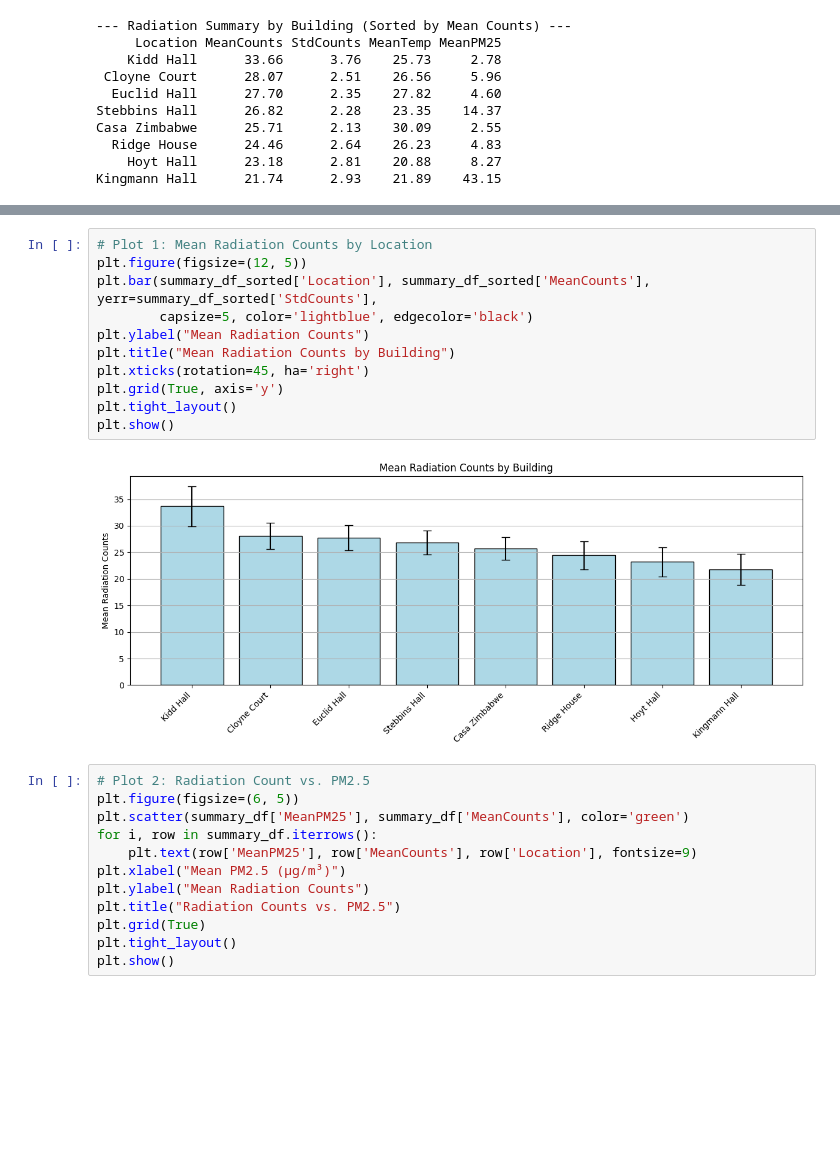
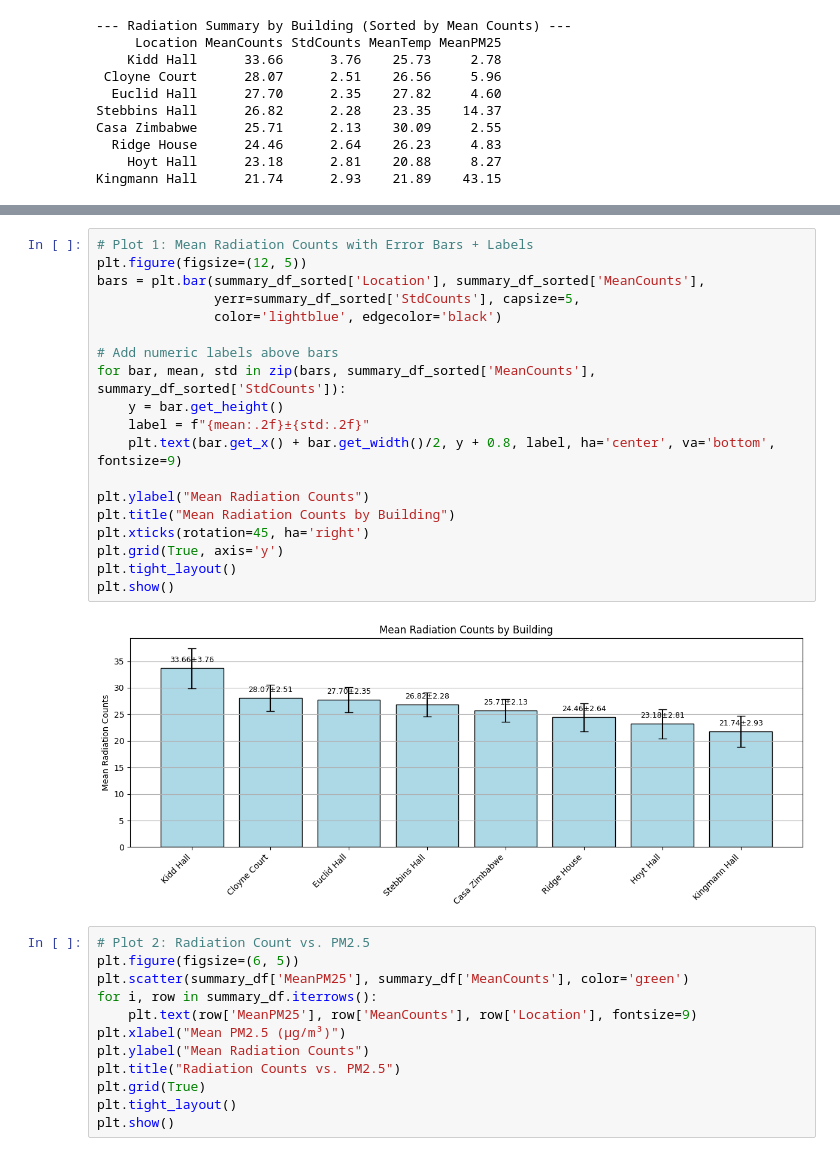
Before and after one commit to isaklavsky/E11_coolpeople, a Jupyter notebook: Final Project/Final_Project_Analysis.ipynb, the cells around one changed output, grey strips where cells are left out. Cells and saved outputs as stored; diff of their text form; blank space fills up the shorter version.

Commit message:
more plots

```diff
--- a/Final Project/Final_Project_Analysis.ipynb
+++ b/Final Project/Final_Project_Analysis.ipynb
@@ -68,16 +74,24 @@ Kingmann Hall      21.74      2.93    21.89    43.15
 # %%
-# Plot 1: Mean Radiation Counts by Location
+# Plot 1: Mean Radiation Counts with Error Bars + Labels
 plt.figure(figsize=(12, 5))
-plt.bar(summary_df_sorted['Location'], summary_df_sorted['MeanCounts'], yerr=summary_df_sorted['StdCounts'],
-        capsize=5, color='lightblue', edgecolor='black')
+bars = plt.bar(summary_df_sorted['Location'], summary_df_sorted['MeanCounts'],
+               yerr=summary_df_sorted['StdCounts'], capsize=5,
+               color='lightblue', edgecolor='black')
+
+# Add numeric labels above bars
+for bar, mean, std in zip(bars, summary_df_sorted['MeanCounts'], summary_df_sorted['StdCounts']):
+    y = bar.get_height()
+    label = f"{mean:.2f}±{std:.2f}"
+    plt.text(bar.get_x() + bar.get_width()/2, y + 0.8, label, ha='center', va='bottom', fontsize=9)
+
 plt.ylabel("Mean Radiation Counts")
 plt.title("Mean Radiation Counts by Building")
 plt.xticks(rotation=45, ha='right')
 plt.grid(True, axis='y')
 plt.tight_layout()
 plt.show()
 # %% [output]
-[figure, old version]
+[figure, new version]
 # %%
 # Plot 2: Radiation Count vs. PM2.5
 plt.figure(figsize=(6, 5))
```
Also changed, not shown: parts of 3 cells of this notebook.
